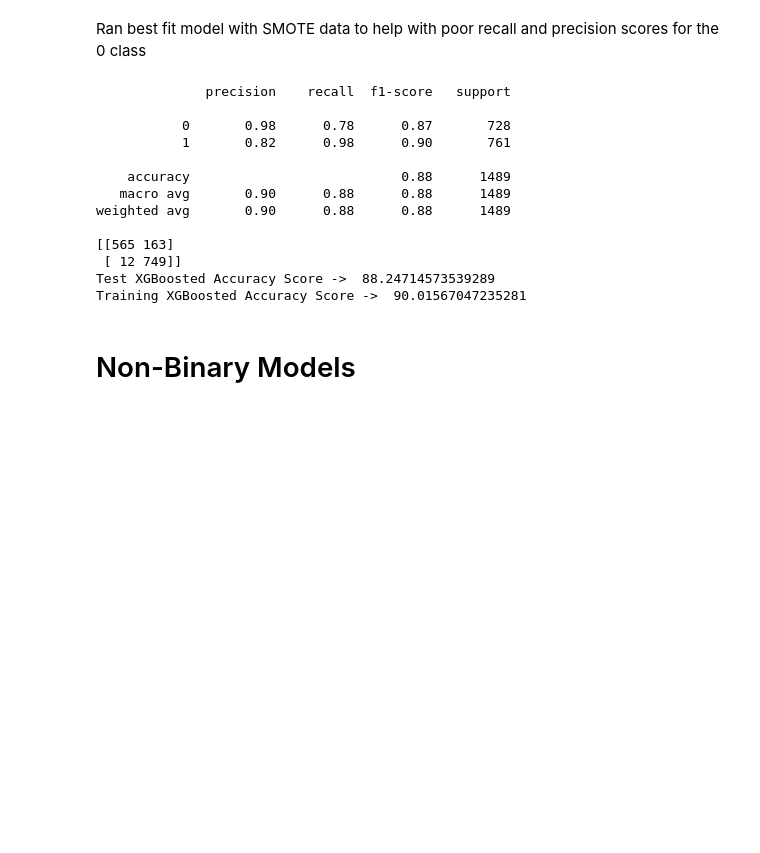
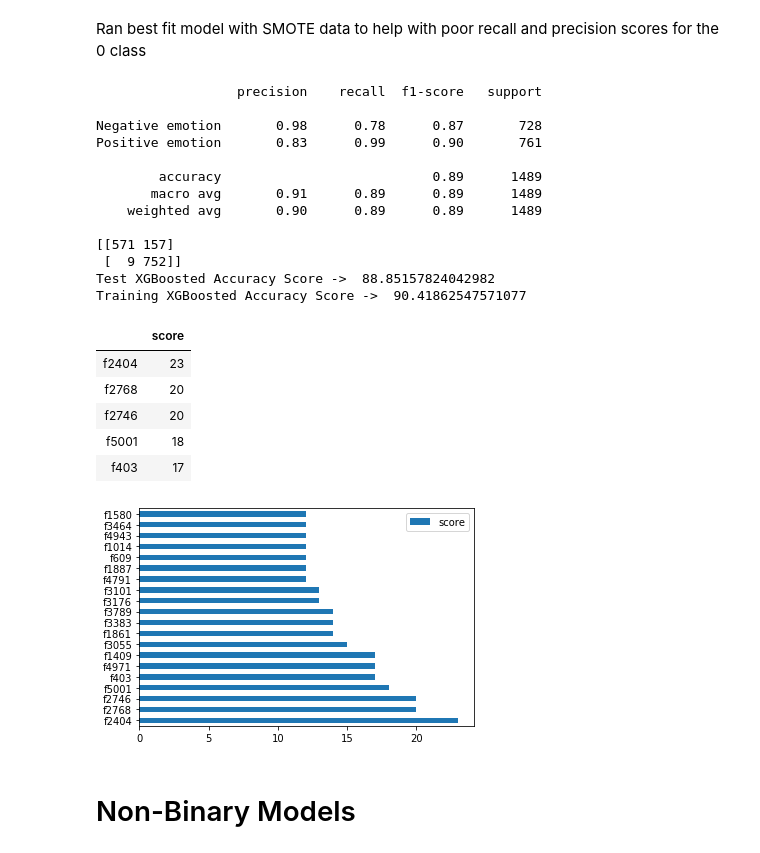
Before and after one commit to shsobieski/CustomerSentiment, a Jupyter notebook: NLP.ipynb, the cells around one changed output. Cells and saved outputs as stored; diff of their text form; code cells hidden in the pictures; blank space fills up the shorter version.

Commit message:
trying to get feature names XGBoost model

```diff
--- a/NLP.ipynb
+++ b/NLP.ipynb
@@ -532,7 +521,7 @@ NameError: name 'plot_confusion_matrix' is not defined
 Created SMOTE train/test data split to explore answers to class imbalance
 # %%
 smote = SMOTE()
-X_res, y_res = smote.fit_resample(X,y)
+X_res, y_res = smote.fit_resample(X,Y)
 # %%
 X_train_SMOTE, X_test_SMOTE, y_train_SMOTE, y_test_SMOTE = train_test_split(X_res, y_res, test_size = 0.25,
                                                                             random_state=42)
@@ -860,19 +793,35 @@ print(confusion_matrix(y_test_SMOTE, y_test_preds))
 print("Test XGBoosted Accuracy Score -> ",accuracy_score(y_test_SMOTE, y_test_preds)*100)
 print("Training XGBoosted Accuracy Score -> ",accuracy_score(y_train_SMOTE, y_train_preds)*100)
 # %% [output]
-              precision    recall  f1-score   support
+                  precision    recall  f1-score   support
 
-           0       0.98      0.78      0.87       728
-           1       0.82      0.98      0.90       761
+Negative emotion       0.98      0.78      0.87       728
+Positive emotion       0.83      0.99      0.90       761
 
-    accuracy                           0.88      1489
-   macro avg       0.90      0.88      0.88      1489
-weighted avg       0.90      0.88      0.88      1489
+        accuracy                           0.89      1489
+       macro avg       0.91      0.89      0.89      1489
+    weighted avg       0.90      0.89      0.89      1489
 
-[[565 163]
- [ 12 749]]
-Test XGBoosted Accuracy Score ->  88.24714573539289
-Training XGBoosted Accuracy Score ->  90.01567047235281
+[[571 157]
+ [  9 752]]
+Test XGBoosted Accuracy Score ->  88.85157824042982
+Training XGBoosted Accuracy Score ->  90.41862547571077
+# %%
+feature_important = xgbc_clf.get_booster().get_score(importance_type='weight')
+keys = feature_important.keys()
+values = feature_important.values()
+data = pd.DataFrame(data=values, index=keys, columns=["score"]).sort_values(by = "score", ascending=False)
+data20=data.head(20)
+data20.plot(kind='barh')
+data20.head()
+# %% [output]
+|  | score |
+| f2404 | 23 |
+| f2768 | 20 |
+| f2746 | 20 |
+| f5001 | 18 |
+| f403 | 17 |
+[figure, added]
 # %%
 def predict_sentiment(model):
     data = input(str('Enter a test tweet...'))
```
Also changed, not shown: parts of 8 cells of this notebook.
